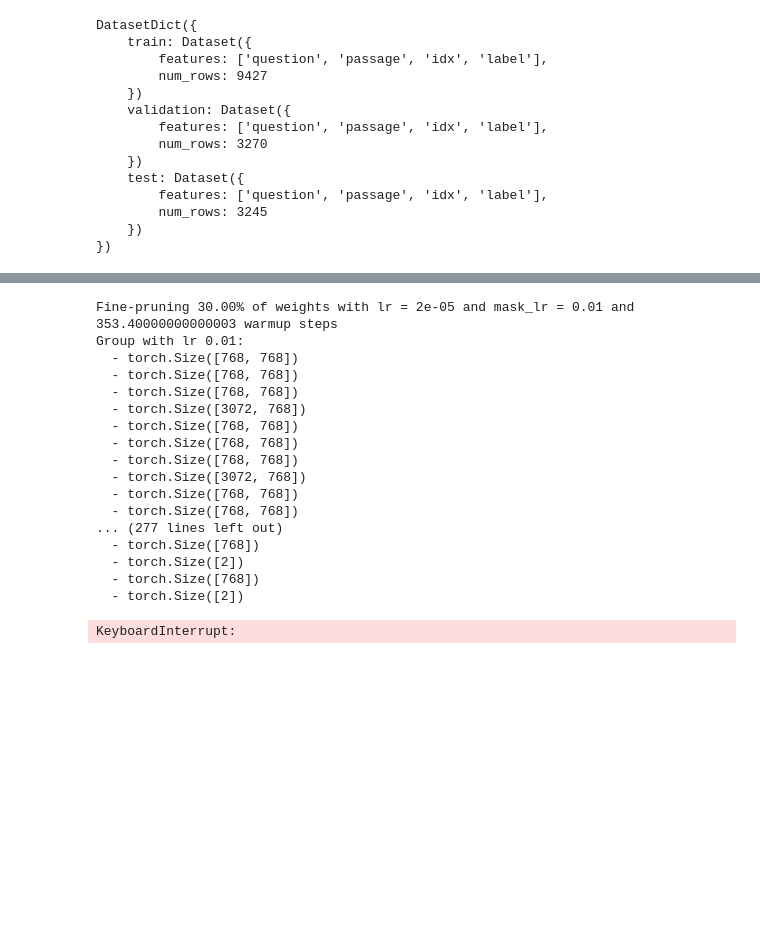
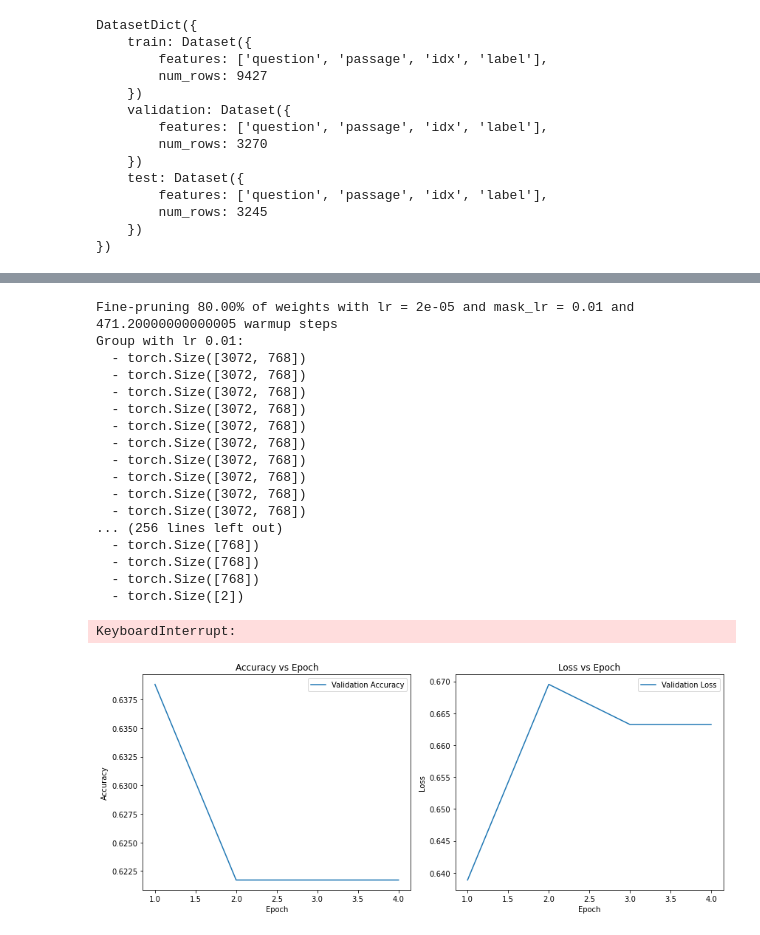
Before and after one commit to PXPaul/MoE, a Jupyter notebook: boolq.ipynb, the cells around one changed output, grey strips where cells are left out. Cells and saved outputs as stored; diff of their text form; code cells hidden in the pictures; blank space fills up the shorter version.

```diff
--- a/boolq.ipynb
+++ b/boolq.ipynb
@@ -203,7 +206,7 @@ logging_steps = len(train_ds) // batch_size
 # pruning params
 initial_threshold = 1.0
 initial_warmup = 1
-final_warmup = 2
+final_warmup = 3
 final_lambda = 0
 
 args = PruningTrainingArguments(
@@ -270,23 +300,45 @@ def fine_prune(final_threshold, num_train_epochs, mask_scores_learning_rate=1e-2
     print(f"Fine-pruning {(1-pruning_trainer.args.final_threshold)*100:.2f}% of weights with lr = {pruning_trainer.args.learning_rate} and mask_lr = {pruning_trainer.args.mask_scores_learning_rate} and {pruning_trainer.args.warmup_steps} warmup steps")
     pruning_trainer.train()
 # %%
-fine_prune(0.7, 3)
+fine_prune(0.2, 4)
 # %% [output]
-Fine-pruning 30.00% of weights with lr = 2e-05 and mask_lr = 0.01 and 353.40000000000003 warmup steps
+Fine-pruning 80.00% of weights with lr = 2e-05 and mask_lr = 0.01 and 471.20000000000005 warmup steps
 Group with lr 0.01:
-  - torch.Size([768, 768])
-  - torch.Size([768, 768])
-  - torch.Size([768, 768])
   - torch.Size([3072, 768])
-  - torch.Size([768, 768])
-  - torch.Size([768, 768])
-  - torch.Size([768, 768])
   - torch.Size([3072, 768])
-  - torch.Size([768, 768])
-  - torch.Size([768, 768])
-... (277 lines left out)
+  - torch.Size([3072, 768])
+  - torch.Size([3072, 768])
+  - torch.Size([3072, 768])
+  - torch.Size([3072, 768])
+  - torch.Size([3072, 768])
+  - torch.Size([3072, 768])
+  - torch.Size([3072, 768])
+  - torch.Size([3072, 768])
+... (256 lines left out)
+  - torch.Size([768])
+  - torch.Size([768])
   - torch.Size([768])
   - torch.Size([2])
-  - torch.Size([768])
-  - torch.Size([2])
 KeyboardInterrupt:
+# %%
+epochs = range(1, len(metric_logger.eval_accuracy) + 1)
+
+plt.figure(figsize=(12, 5))
+plt.subplot(1, 2, 1)
+plt.plot(epochs, metric_logger.eval_accuracy, label='Validation Accuracy')
+plt.xlabel('Epoch')
+plt.ylabel('Accuracy')
+plt.title('Accuracy vs Epoch')
+plt.legend()
+
+plt.subplot(1, 2, 2)
+plt.plot(epochs, metric_logger.eval_loss, label='Validation Loss')
+plt.xlabel('Epoch')
+plt.ylabel('Loss')
+plt.title('Loss vs Epoch')
+plt.legend()
+
+plt.tight_layout()
+plt.show()
+# %% [output]
+[figure, added]
```
Also changed, not shown: parts of 9 cells of this notebook, 1 other file.
